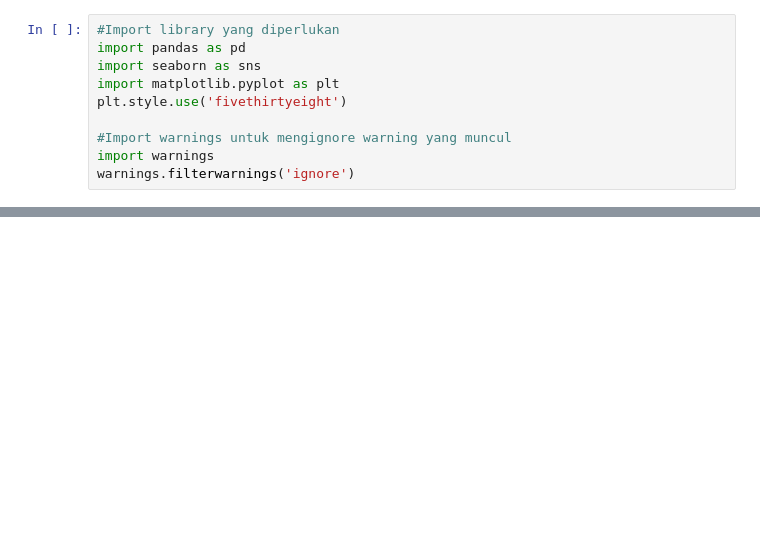
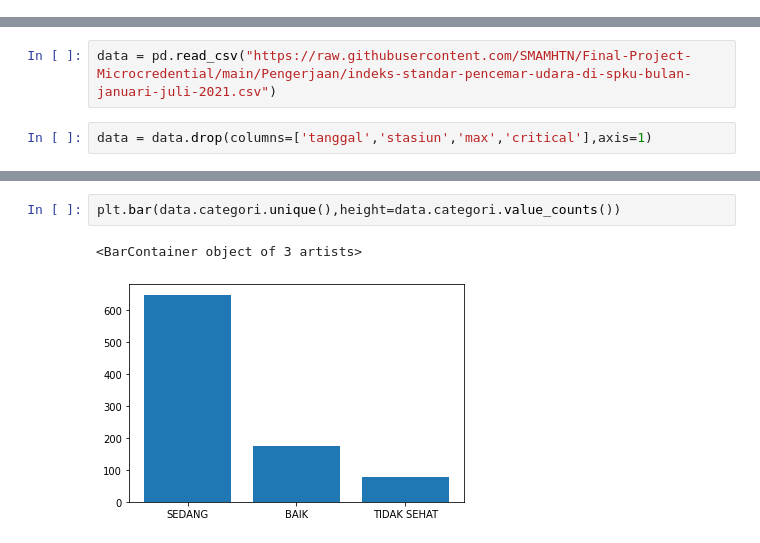
Before and after one commit to SMAMHTN/Final-Project-Microcredential, a Jupyter notebook: Pengumpulan/4.Membangun model sesuai dengan permasalahan/ITS02_Assignment Tugas Akhir 4_Kelompok 7.ipynb, the cells around one changed output, grey strips where cells are left out. Cells and saved outputs as stored; diff of their text form; blank space fills up the shorter version.

```diff
--- a/Pengumpulan/4.Membangun model sesuai dengan permasalahan/ITS02_Assignment Tugas Akhir 4_Kelompok 7.ipynb
+++ b/Pengumpulan/4.Membangun model sesuai dengan permasalahan/ITS02_Assignment Tugas Akhir 4_Kelompok 7.ipynb
@@ -3,10 +0,0 @@
-# %%
-#Import library yang diperlukan
-import pandas as pd
-import seaborn as sns
-import matplotlib.pyplot as plt
-plt.style.use('fivethirtyeight')
-
-#Import warnings untuk mengignore warning yang muncul
-import warnings
-warnings.filterwarnings('ignore')
@@ -322,0 +12,4 @@ accuracy_score(Ytest,ypred)
+# %%
+data = pd.read_csv("https://raw.githubusercontent.com/SMAMHTN/Final-Project-Microcredential/main/Pengerjaan/indeks-standar-pencemar-udara-di-spku-bulan-januari-juli-2021.csv")
+# %%
+data = data.drop(columns=['tanggal','stasiun','max','critical'],axis=1)
@@ -322,0 +49,5 @@ accuracy_score(Ytest,ypred)
+# %%
+plt.bar(data.categori.unique(),height=data.categori.value_counts())
+# %% [output]
+<BarContainer object of 3 artists>
+[figure, added]
```
Also changed, not shown: parts of 52 cells of this notebook, 2 other files.
